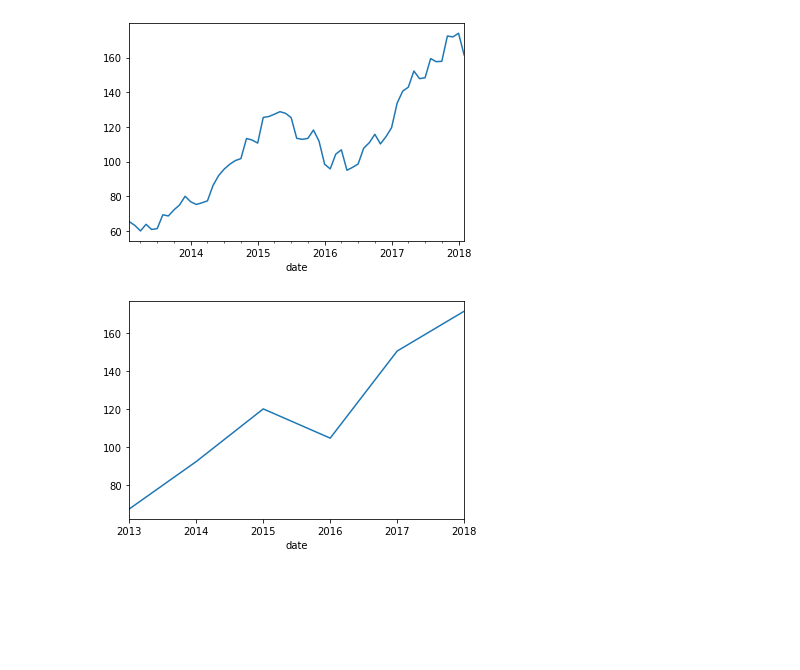
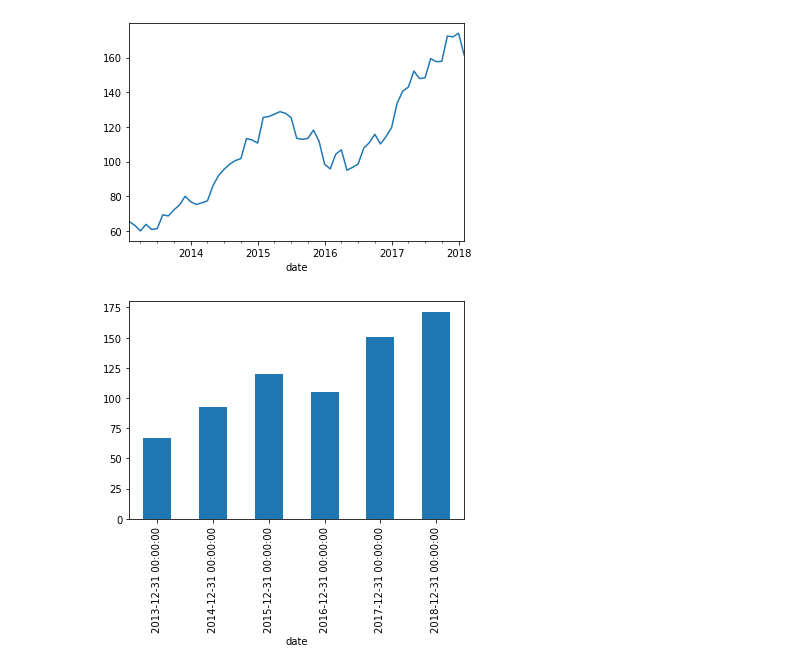
Before and after one commit to Data-Analysis-Projects-Udemy/Project-2-Time-Series-Project, a Jupyter notebook: Analyzing_Daily_returns.ipynb, the cells around one changed output. Drawn from its saved outputs; the diff is of its cells as text; code cells hidden in the pictures; blank space fills up the shorter version.

```diff
--- a/Analyzing_Daily_returns.ipynb
+++ b/Analyzing_Daily_returns.ipynb
@@ -99,7 +99,7 @@ plt.savefig("./images/mean-month")
 # %% [output]
 [figure]
 # %%
-df2['close'].resample('Y').mean().plot()
+df2['close'].resample('Y').mean().plot(kind = 'bar')
 plt.savefig("./images/mean-year")
 # %% [output]
-[figure, old version]
+[figure, new version]
```
Also changed, not shown: 10 other files.
